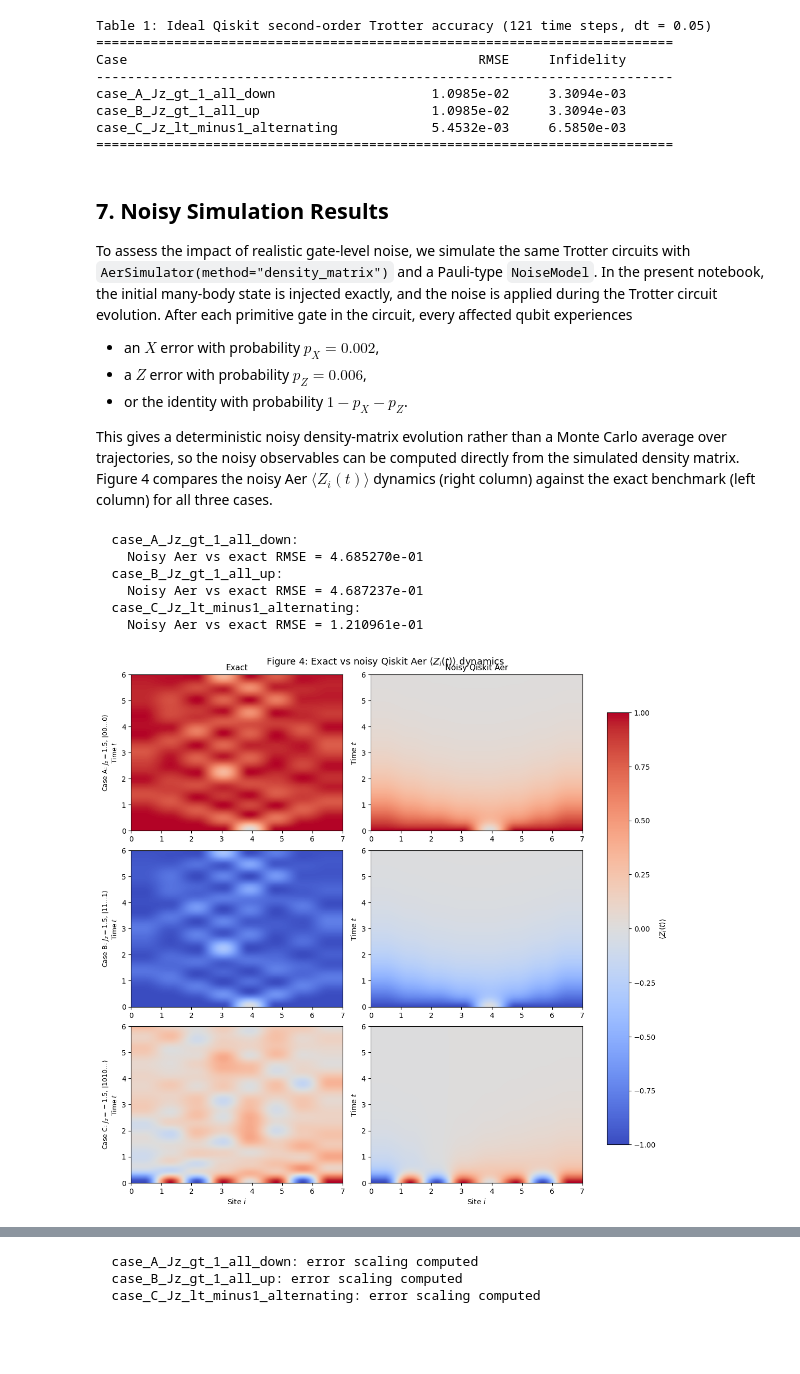
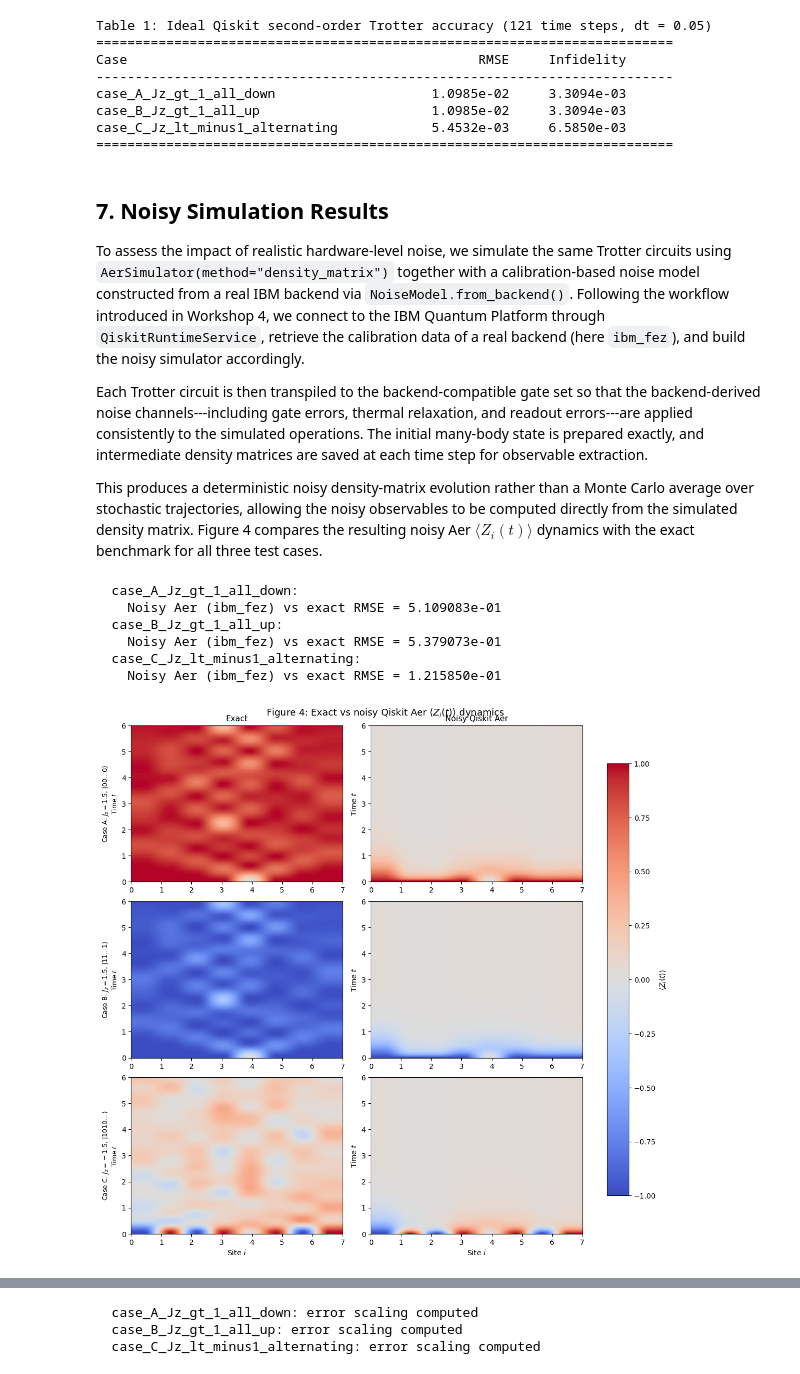
Before and after one commit to ueeseer/TimeEvolutionQuantComputing, a Jupyter notebook: final_report_with_qiskit.ipynb, the cells around one changed output, grey strips where cells are left out. Saved outputs shown, nothing was run; the diff lists cells and outputs as text; code cells hidden in the pictures; blank space fills up the shorter version.

```diff
--- a/final_report_with_qiskit.ipynb
+++ b/final_report_with_qiskit.ipynb
@@ -712,7 +802,7 @@ for row, case in enumerate(cases):
     for col in range(3):
         ax = axes[row, col]
         im = ax.imshow(
-            obs[:, :, col], origin='lower', aspect='auto',
+            obs[col], origin='lower', aspect='auto',
             vmin=-1.0, vmax=1.0, cmap='coolwarm',
             extent=[0, L - 1, times[0], times[-1]],
         )
@@ -802,7 +892,7 @@ for row, case in enumerate(cases):
     for col in range(3):
         ax = axes[row, col]
         im = ax.imshow(
-            obs[:, :, col], origin='lower', aspect='auto',
+            obs[col], origin='lower', aspect='auto',
             vmin=-1.0, vmax=1.0, cmap='coolwarm',
             extent=[0, L - 1, times[0], times[-1]],
         )
@@ -824,7 +914,7 @@ plt.show()
 fig, axes = plt.subplots(1, 3, figsize=(14, 3.8), constrained_layout=True)
 
 for idx, case in enumerate(cases):
-    diff = qiskit_results[case['name']]['obs'][:, :, 2] - exact_results[case['name']]['obs'][:, :, 2]
+    diff = qiskit_results[case['name']]['obs'][2] - exact_results[case['name']]['obs'][2]
     vmax = max(np.max(np.abs(diff)), 1e-12)
     ax = axes[idx]
     im = ax.imshow(
@@ -873,28 +963,18 @@ case_C_Jz_lt_minus1_alternating            5.4532e-03     6.5850e-03
 # %% [markdown]
 ## 7. Noisy Simulation Results
 
-<a id="7-noisy-simulation-results"></a>
+To assess the impact of realistic hardware-level noise, we simulate the same Trotter circuits using `AerSimulator(method="density_matrix")` together with a calibration-based noise model constructed from a real IBM backend via `NoiseModel.from_backend()`. Following the workflow introduced in Workshop 4, we connect to the IBM Quantum Platform through `QiskitRuntimeService`, retrieve the calibration data of a real backend (here `ibm_fez`), and build the noisy simulator accordingly.
 
-To assess the impact of realistic gate-level noise, we simulate the same Trotter circuits with
-`AerSimulator(method="density_matrix")` and a Pauli-type `NoiseModel`. In the present notebook,
-the initial many-body state is injected exactly, and the noise is applied during the Trotter
-circuit evolution. After each primitive gate in the circuit, every affected qubit experiences
+Each Trotter circuit is then transpiled to the backend-compatible gate set so that the backend-derived noise channels---including gate errors, thermal relaxation, and readout errors---are applied consistently to the simulated operations. The initial many-body state is prepared exactly, and intermediate density matrices are saved at each time step for observable extraction.
 
-- an $X$ error with probability $p_X = 0.002$,
-- a $Z$ error with probability $p_Z = 0.006$,
-- or the identity with probability $1 - p_X - p_Z$.
-
-This gives a deterministic noisy density-matrix evolution rather than a Monte Carlo average over
-trajectories, so the noisy observables can be computed directly from the simulated density matrix.
-Figure 4 compares the noisy Aer $\langle Z_i(t)\rangle$ dynamics (right column) against the exact
-benchmark (left column) for all three cases.
+This produces a deterministic noisy density-matrix evolution rather than a Monte Carlo average over stochastic trajectories, allowing the noisy observables to be computed directly from the simulated density matrix. Figure 4 compares the resulting noisy Aer $\langle Z_i(t)\rangle$ dynamics with the exact benchmark for all three test cases.
 # %%
 noisy_results = {}
 
 for case in cases:
     er = exact_results[case['name']]
     _, obs_noisy, bitstring, rotate_site = run_noisy_trotter(
-        case, times, p_x=noise_px, p_z=noise_pz, order=trotter_order)
+        case, times, aer_backend=aer_sim, order=trotter_order)
     rmse = observable_rmse(er['obs'], obs_noisy)
 
     noisy_results[case['name']] = {
@@ -904,42 +984,42 @@ for case in cases:
         'rotate_site': rotate_site,
     }
     print(f"  {case['name']}:")
-    print(f"    Noisy Aer vs exact RMSE = {rmse:.6e}")
+    print(f"    Noisy Aer ({real_backend.name}) vs exact RMSE = {rmse:.6e}")
 # %% [output]
   case_A_Jz_gt_1_all_down:
-    Noisy Aer vs exact RMSE = 4.685270e-01
+    Noisy Aer (ibm_fez) vs exact RMSE = 5.109083e-01
   case_B_Jz_gt_1_all_up:
-    Noisy Aer vs exact RMSE = 4.687237e-01
+    Noisy Aer (ibm_fez) vs exact RMSE = 5.379073e-01
   case_C_Jz_lt_minus1_alternating:
-    Noisy Aer vs exact RMSE = 1.210961e-01
+    Noisy Aer (ibm_fez) vs exact RMSE = 1.215850e-01
 # %%
 fig, axes = plt.subplots(3, 2, figsize=(11, 10.5), constrained_layout=True)
 
 for row, case in enumerate(cases):
-    obs_ex = exact_results[case['name']]['obs'][:, :, 2]
-    obs_ns = noisy_results[case['name']]['obs'][:, :, 2]
+    obs_ex = exact_results[case['name']]['obs'][2]
+    obs_ns = noisy_results[case['name']]['obs'][2]
 
     for col, (data, label) in enumerate([(obs_ex, 'Exact'), (obs_ns, 'Noisy Qiskit Aer')]):
         ax = axes[row, col]
         im = ax.imshow(
             data, origin='lower', aspect='auto',
             vmin=-1.0, vmax=1.0, cmap='coolwarm',
             extent=[0, L - 1, times[0], times[-1]],
         )
         if row == 0:
             ax.set_title(label, fontsize=11)
         if row == 2:
             ax.set_xlabel('Site $i$')
         if col == 0:
             ax.set_ylabel(f'{case_labels[row]}\nTime $t$', fontsize=9)
         else:
             ax.set_ylabel('Time $t$')
 
 fig.colorbar(im, ax=axes, shrink=0.85, label=r'$\langle Z_i(t)\rangle$')
 fig.suptitle(r'Figure 4: Exact vs noisy Qiskit Aer $\langle Z_i(t)\rangle$ dynamics', fontsize=13, y=1.01)
 plt.show()
 # %% [output]
-[figure, old version]
+[figure, new version]
 # %% [markdown]
 **Interpretation of Figure 4.**
 
```
Also changed, not shown: parts of 19 cells of this notebook.
